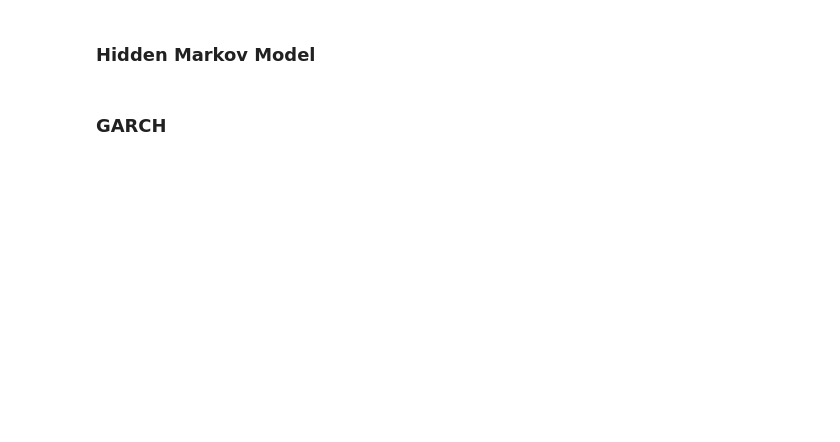
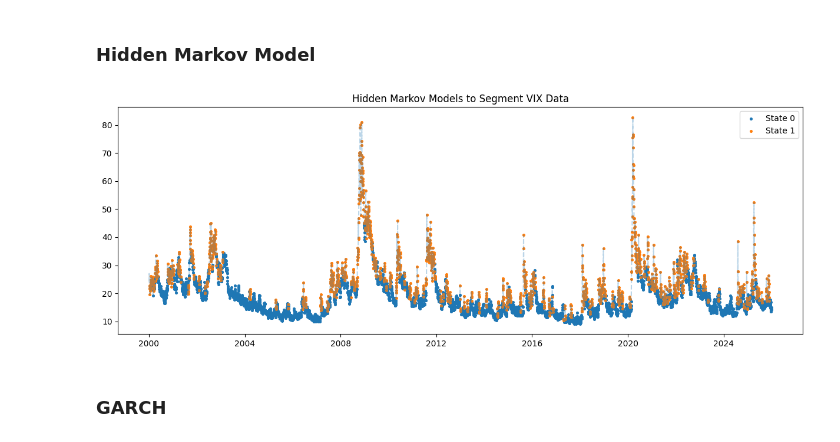
Before and after one commit to donnafaithhh/LP-Norms-and-Volatility, a Jupyter notebook: 02 VIX experiments.ipynb, the cells around one changed output. Saved outputs shown, nothing was run; the diff lists cells and outputs as text; code cells hidden in the pictures; blank space fills up the shorter version.

```diff
--- a/02 VIX experiments.ipynb
+++ b/02 VIX experiments.ipynb
@@ -283,4 +282,52 @@ plt.show()
 # %% [markdown]
 ### Hidden Markov Model
+# %%
+vix_data = volatility_data[['^VIX']].copy()
+
+# adding more features
+vix_data['returns'] = vix_data['^VIX'].diff(1)
+vix_data.drop(index='2013-01-02', inplace=True)
+vix_data['volatility'] = (
+    vix_data['returns']
+        .rolling(window=5)
+        .std()
+)
+# %%
+# feature extraction
+features = vix_data[['returns', 'volatility']].dropna()
+x = features.values
+
+# gaussian HMM
+model = GaussianHMM(
+    n_components = 2,
+    covariance_type = 'full',
+    n_iter = 1000,
+    random_state = 42
+)
+model.fit(x)
+hidden_states = model.predict(x)
+features['state'] = hidden_states
+
+# compare to original data
+vix_data.loc[features.index, 'state'] = features['state']
+
+# plotting
+plt.figure(figsize=(15, 5))
+
+for state in range(model.n_components):
+    mask = vix_data['state'] == state
+    plt.scatter(
+        vix_data.index[mask],
+        vix_data['^VIX'][mask],
+        label=f'State {state}',
+        s=7
+    )
+
+plt.plot(vix_data['^VIX'], alpha=0.3, linestyle='--')
+plt.legend()
+plt.title('Hidden Markov Models to Segment VIX Data')
+plt.show()
+# %% [output]
+[figure, added]
 # %% [markdown]
 ### GARCH
```
Also changed, not shown: parts of 2 cells of this notebook.
